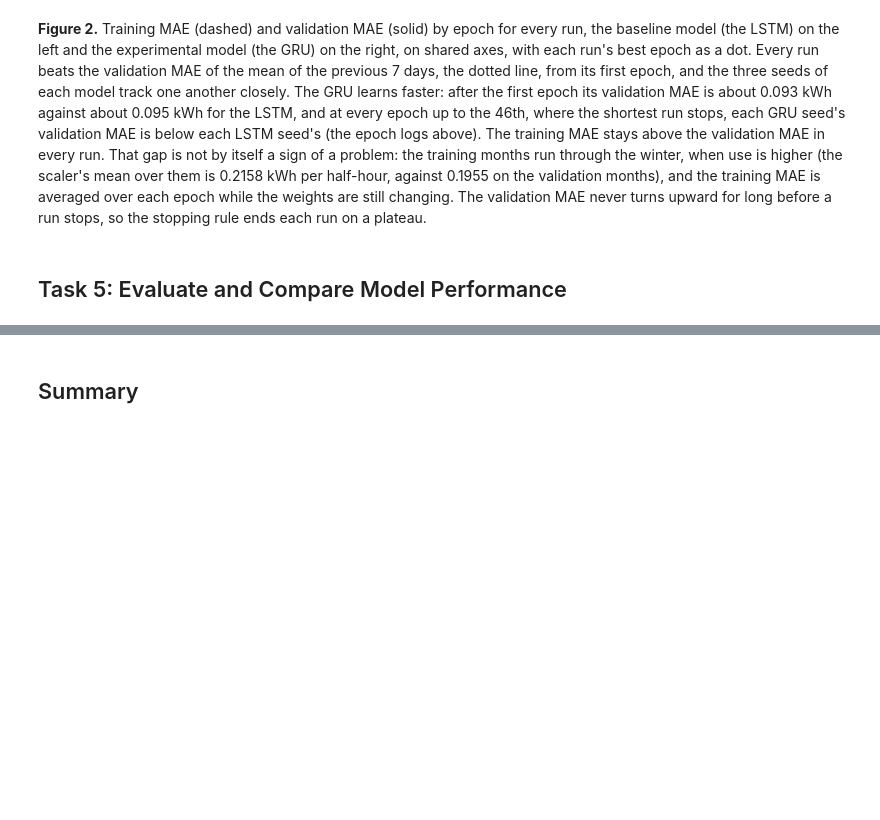
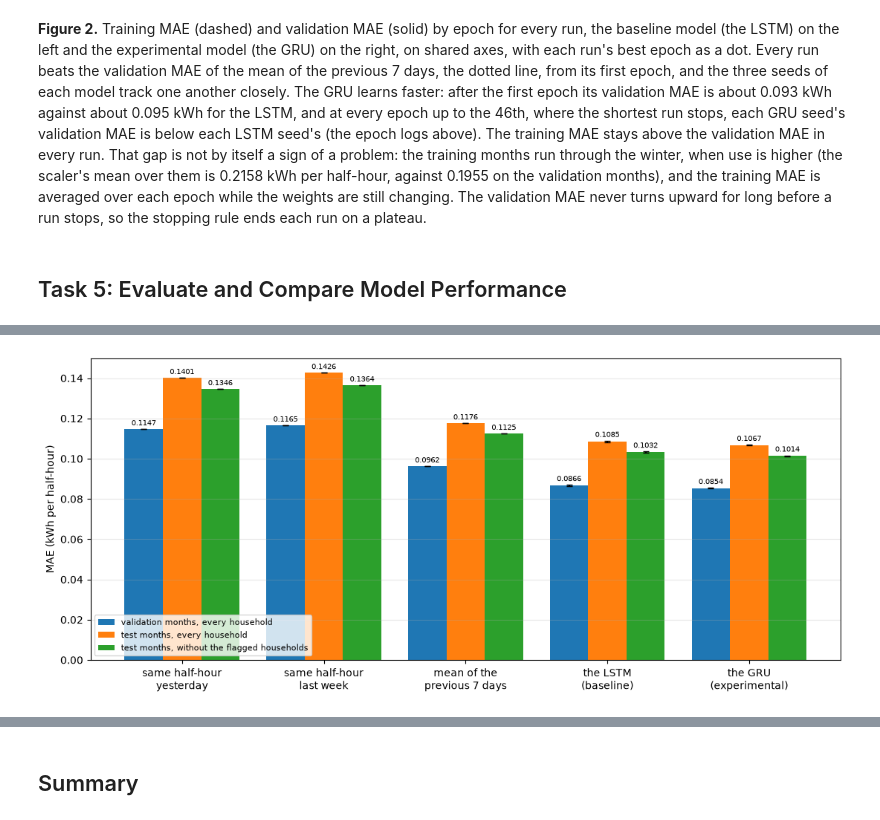
Before and after one commit to PaddyGilliland1/deep-learning-systems-project, a Jupyter notebook: deep_learning.ipynb, the cells around one changed output, grey strips where cells are left out. Saved outputs shown, nothing was run; the diff lists cells and outputs as text; code cells hidden in the pictures; blank space fills up the shorter version.

Commit message:
Evaluate both models on the test months once

```diff
--- a/deep_learning.ipynb
+++ b/deep_learning.ipynb
@@ -1632,0 +1669,19 @@ Figure 2: training MAE (the epoch's L1 loss times the scaler's standard deviatio
+# %%
+def results_table(actual, naive, models, scale):
+    """Return the five scores as text: for each naive forecast, and for
+    each model as the mean and standard deviation over its seeds. naive
+    maps a name to one forecast and models a name to a list of forecasts,
+    one per seed, all shaped like actual; scale holds the MASE scales."""
+    rows = {}
+    for name, forecast in naive.items():
+        scores = forecast_scores(actual, forecast, scale)
+        rows[name] = {k: f"{v:.4f}" for k, v in scores.items()}
+    for name, forecasts in models.items():
+        scores = pd.DataFrame(
+            [forecast_scores(actual, f, scale) for f in forecasts]
+        )
+        rows[name] = {
+            k: f"{scores[k].mean():.4f} ± {scores[k].std(ddof=1):.4f}"
+            for k in scores
+        }
+    return pd.DataFrame.from_dict(rows, orient="index")
@@ -1632,0 +1905,61 @@ Figure 2: training MAE (the epoch's L1 loss times the scaler's standard deviatio
+# %%
+short = {
+    "same half-hour yesterday": "same half-hour\nyesterday",
+    "same half-hour last week": "same half-hour\nlast week",
+    "mean of the previous 7 days": "mean of the\nprevious 7 days",
+    CELLS["lstm"]: "the LSTM\n(baseline)",
+    CELLS["gru"]: "the GRU\n(experimental)",
+}
+bars = [
+    (
+        "validation months, every household",
+        actual_val,
+        naive,
+        models_val,
+        slice(None),
+    ),
+    (
+        "test months, every household",
+        actual_test,
+        naive_test,
+        models_test,
+        slice(None),
+    ),
+    (
+        "test months, without the flagged households",
+        actual_test,
+        naive_test,
+        models_test,
+        ~flagged,
+    ),
+]
+print(
+    "Figure 3: MAE of every forecast; for the two models the bar is the "
+    "mean over the three seeds and the line one standard deviation"
+)
+fig, ax = plt.subplots(figsize=(11, 4.8))
+x = np.arange(len(short))
+for i, (label, actual, nv, md, rows) in enumerate(bars):
+    means, spreads = [], []
+    for name in short:
+        if name in nv:
+            means.append(np.abs(nv[name][rows] - actual[rows]).mean())
+            spreads.append(0.0)
+        else:
+            per_seed = [
+                np.abs(f[rows] - actual[rows]).mean() for f in md[name]
+            ]
+            means.append(np.mean(per_seed))
+            spreads.append(np.std(per_seed, ddof=1))
+    drawn = ax.bar(
+        x + (i - 1) * 0.27, means, 0.27, yerr=spreads, capsize=3, label=label
+    )
+    ax.bar_label(drawn, fmt="%.4f", fontsize=7, padding=2)
+ax.set_xticks(x, list(short.values()))
+ax.set_ylabel("MAE (kWh per half-hour)")
+ax.legend(fontsize=8, loc="lower left")
+ax.grid(True, axis="y", alpha=0.3)
+fig.tight_layout()
+fig.savefig("outputs/figure_3_results.png", dpi=150, bbox_inches="tight")
+plt.show()
+# %% [output]
@@ -1632,0 +1967 @@ Figure 2: training MAE (the epoch's L1 loss times the scaler's standard deviatio
+[figure, added]
```
Also changed, not shown: parts of 12 cells of this notebook.
